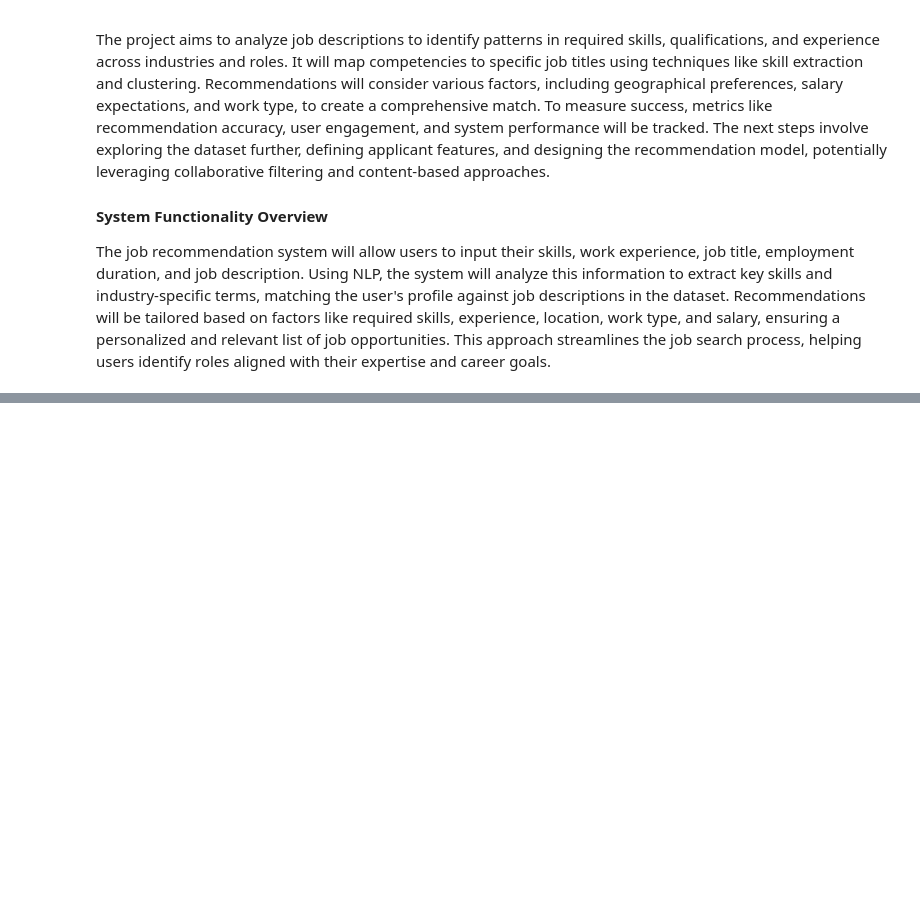
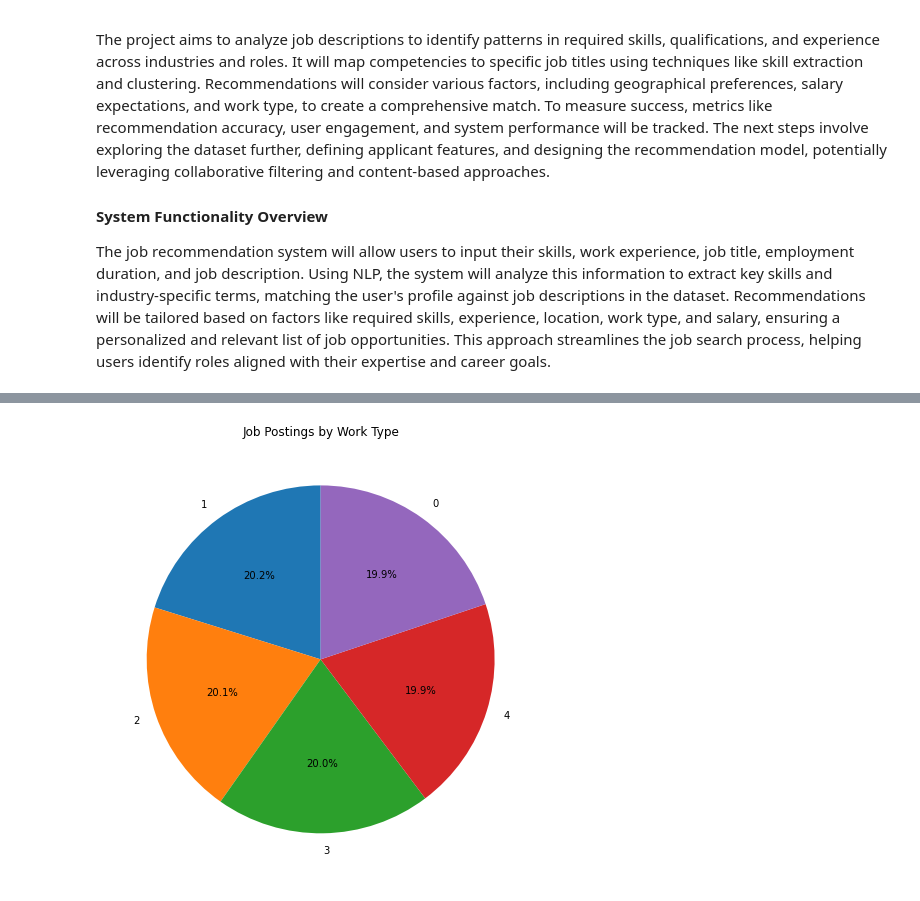
Before and after one commit to vkigen/dsc-phase4-project-group5, a Jupyter notebook: index.ipynb, the cells around one changed output, grey strips where cells are left out. Drawn from its saved outputs; the diff is of its cells as text; code cells hidden in the pictures; blank space fills up the shorter version.

```diff
--- a/index.ipynb
+++ b/index.ipynb
@@ -24,6 +34,6 @@ import numpy as np
 # %%
 #Loading the dataset
-df = pd.read_csv('data/job_descriptions.csv', low_memory=False)
+df = pd.read_csv('data/dataset_first_50k.csv', low_memory=False)
 # %%
 def understand_data(data):
     # Print the summary information of the dataset including data types and non-null counts
@@ -60,0 +353,12 @@ df_first_100k.to_csv('data/dataset_first_50k.csv', index=False)
+# %%
+# Calculate work type distribution
+work_type_distribution = df['work type'].value_counts()
+
+# Plot pie chart with increased size
+plt.figure(figsize=(8, 8))  # Adjust the size as needed
+work_type_distribution.plot(kind='pie', autopct='%1.1f%%', startangle=90)
+plt.title('Job Postings by Work Type')
+plt.ylabel('')  # Removes the default y-axis label
+plt.show()
+# %% [output]
+[figure, added]
```
Also changed, not shown: parts of 30 cells of this notebook, 2 other files.
